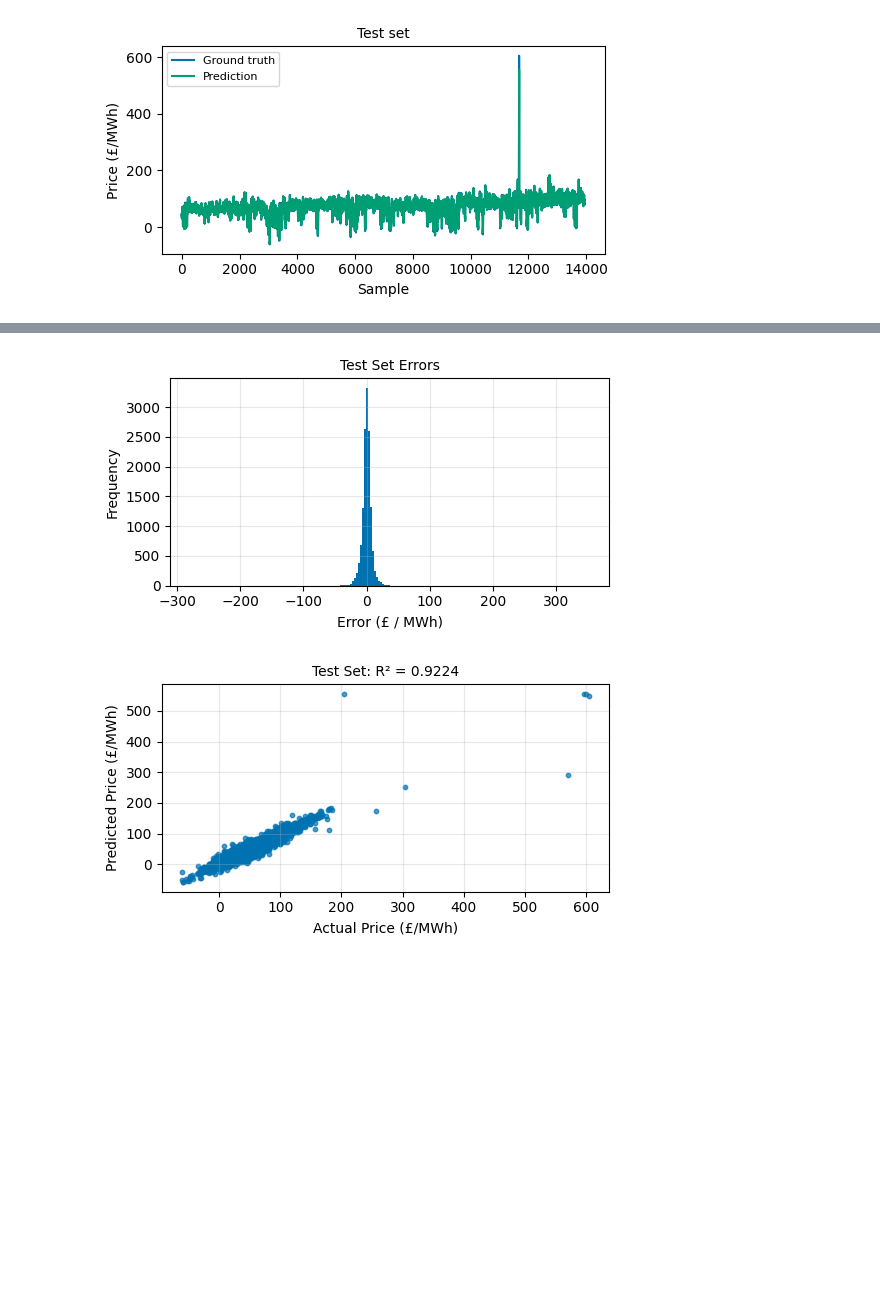
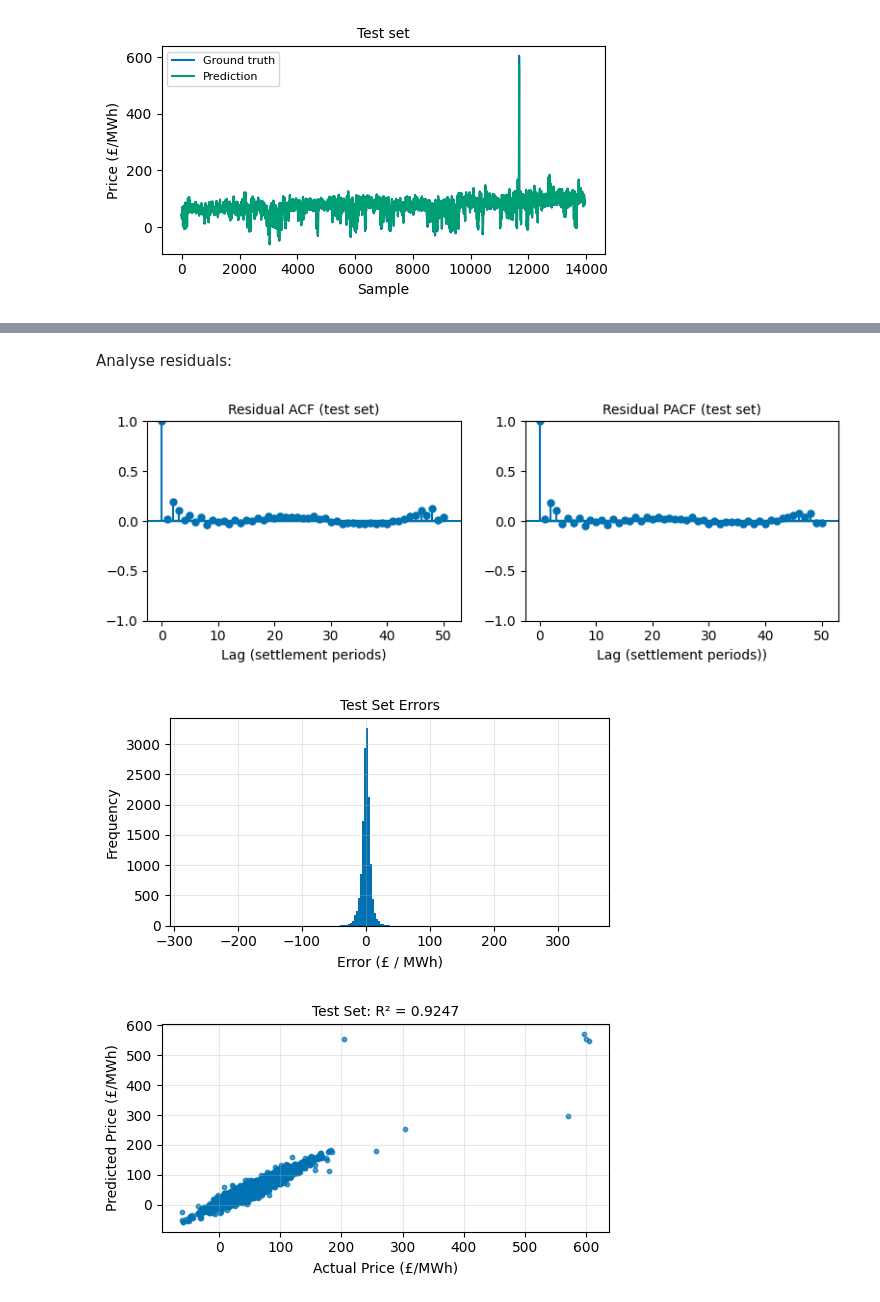
Before and after one commit to christianfenton/electricity_pricing, a Jupyter notebook: notebooks/model_development.ipynb, the cells around one changed output, grey strips where cells are left out. Saved outputs shown, nothing was run; the diff lists cells and outputs as text; code cells hidden in the pictures; blank space fills up the shorter version.

```diff
--- a/notebooks/model_development.ipynb
+++ b/notebooks/model_development.ipynb
@@ -174,3 +105,8 @@ def shift_series(series, shift, name=None):
+# %%
+from electricity_pricing.models import ARXModel
+from electricity_pricing.regressors import LinearRegression
+
+model = ARXModel(regressor=LinearRegression())
 # %% [markdown]
 Construct features:
 # %%
@@ -287,12 +225,10 @@ class LinearRegressionModel():
 # %%
-# Train the model
-model = LinearRegressionModel()
-model.fit(X_train, y_train)
+model.fit(X_train.values, y_train.values)
 
-# Display model parameters
+# display parameters
 print(f"Parameters:")
 feature_names = list(features.keys())
-for feature, coef in zip(feature_names, model.params):
+for feature, coef in zip(feature_names, model.get_params()):
     print(f"  {feature:20s}= {coef:.2e}")
 # %% [output]
 Parameters:
@@ -313 +248,5 @@ Generate predictions on both training and test sets and evaluate model performan
+# %%
+# Perform inference
+y_train_pred = model.predict(X_train.values)
+y_test_pred = model.predict(X_test.values)
 # %%
@@ -360,10 +268,6 @@ def evaluate_model(y_true, y_pred, dataset_name):
 
     return {'rmse': rmse, 'rel_rse': rel_rmse, 'mae': mae, 'mape': mape, 'r2': r2}
 # %%
-# Perform inference
-y_train_pred = model.infer(X_train)
-y_test_pred = model.infer(X_test)
-
 # Evaluate model
 train_metrics = evaluate_model(y_train, y_train_pred, "Training")
 test_metrics = evaluate_model(y_test, y_test_pred, "Test")
@@ -431,21 +350,32 @@ plt.show()
+# %% [markdown]
+Analyse residuals:
 # %%
-# Analyse errors
+# residual auto-correlation and partial auto-correlations
+fig, (ax1, ax2) = plt.subplots(1, 2, figsize=(16/2, 9/3), layout='tight')
+plot_acf(residuals_test, lags=50, ax=ax1)
+ax1.set_title('Residual ACF (test set)', fontsize=10)
+ax1.set_xlabel('Lag (settlement periods)', fontsize=10)
+plot_pacf(residuals_test, lags=50, ax=ax2)
+ax2.set_title('Residual PACF (test set)', fontsize=10)
+ax2.set_xlabel('Lag (settlement periods))', fontsize=10)
+plt.show()
 # histogram of errors
 fig, ax = plt.subplots(figsize=(16/3, 9/3), layout='tight')
-ax.hist(errors_test, bins=200)
+ax.hist(residuals_test, bins=200)
 ax.set_xlabel('Error (£ / MWh)', fontsize=10)
 ax.set_ylabel('Frequency', fontsize=10)
 ax.set_title(f'Test Set Errors', fontsize=10)
 ax.grid(True, alpha=0.3)
 plt.show()
 # predicted vs actual prices
 fig, ax = plt.subplots(figsize=(16/3, 9/3), layout='tight')
 ax.scatter(y_test, y_test_pred, alpha=0.7, s=10)
 ax.set_xlabel('Actual Price (£/MWh)', fontsize=10)
 ax.set_ylabel('Predicted Price (£/MWh)', fontsize=10)
 ax.set_title(f'Test Set: R² = {test_metrics["r2"]:.4f}', fontsize=10)
 ax.grid(True, alpha=0.3)
 plt.show()
 # %% [output]
-[figure, old version]
+[figure, new version]
-[figure, old version]
+[figure, new version]
+[figure, added]
```
Also changed, not shown: parts of 23 cells of this notebook, 8 other files.
